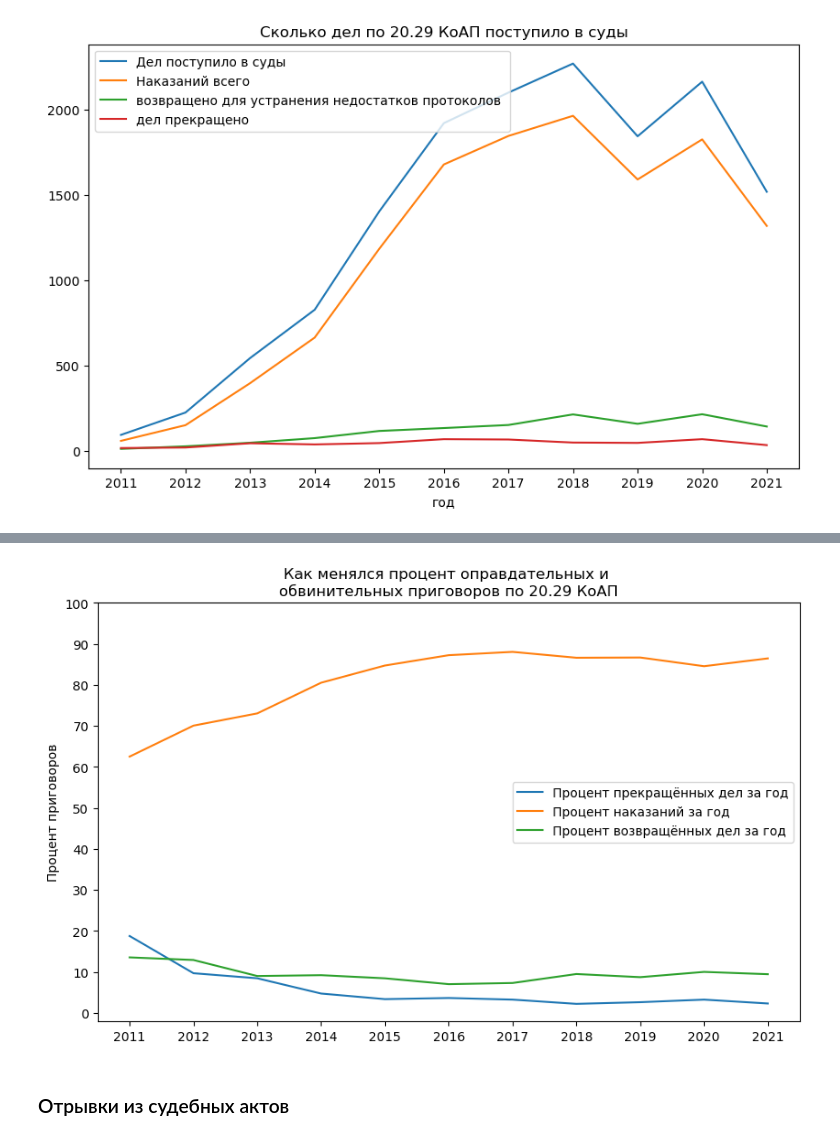
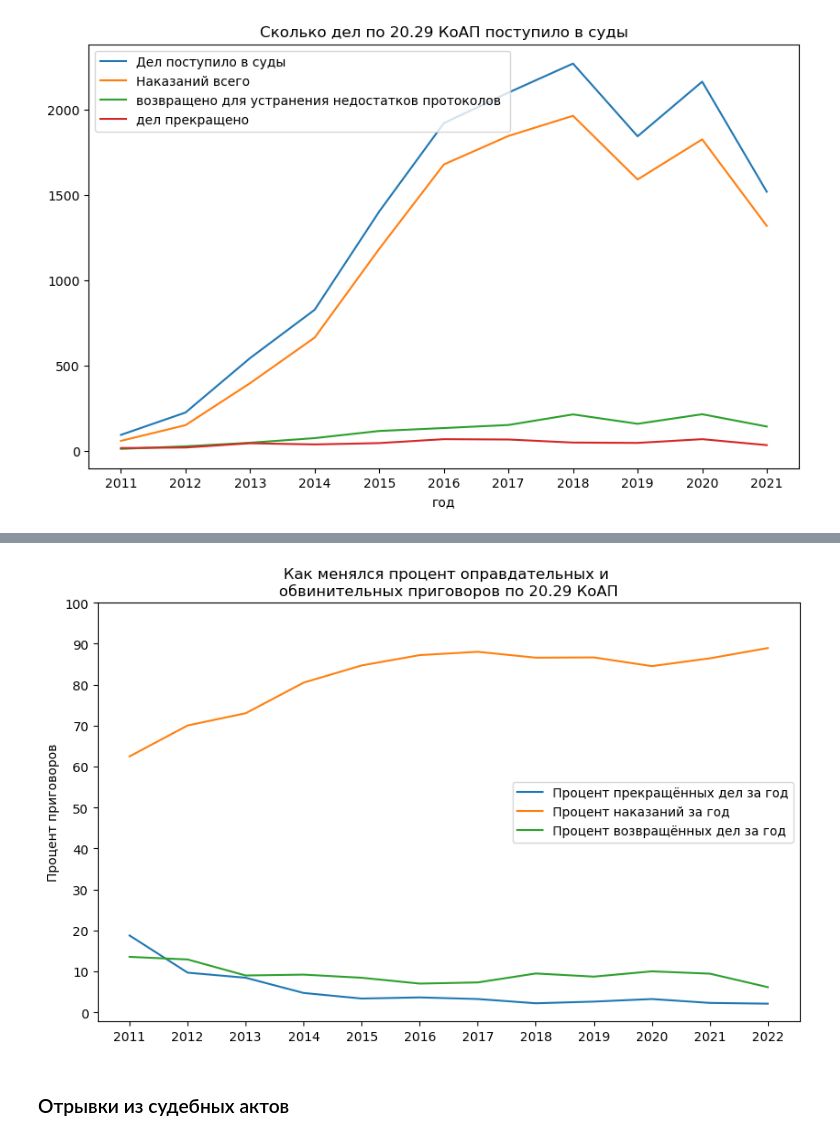
Before and after one commit to kkruglik/extr_mat_prerelease, a Jupyter notebook: release_notebook.ipynb, the cells around one changed output, grey strips where cells are left out. Drawn from its saved outputs; the diff is of its cells as text; code cells hidden in the pictures.

```diff
--- a/release_notebook.ipynb
+++ b/release_notebook.ipynb
@@ -305,7 +330,8 @@ plt.title("Как пополнялся реестр экстремитских
 ### Данные Верховного суда
 # %%
 df_supreme_court = pd.read_csv(
-    "/Users/kirillkruglikov/repos/investigation-team-rfe/extr_materials/new_data/20.29-supreme-court-(edited).csv"
+    "/Users/kirillkruglikov/repos/investigation-team-rfe/extr_materials/new_data/20.29-supreme-court-(edited).csv",
+    sep=";"
 )
 df_supreme_court
 # %% [output]
@@ -429,19 +446,19 @@ df_supreme_court.iloc[:, -3:]
 # %%
 df_supreme_court[
     [
         "Процент прекращённых дел за год",
         "Процент наказаний за год",
         "Процент возвращённых дел за год",
     ]
 ].plot(figsize=(10, 6))
-plt.xticks(labels=range(2011, 2022), ticks=range(0, 11))
+plt.xticks(labels=range(2011, 2023), ticks=range(0, 12))
 plt.yticks(range(0, 101, 10))
 plt.ylabel("Процент приговоров")
 plt.title(
     "Как менялся процент оправдательных и \nобвинительных приговоров по 20.29 КоАП"
 );
 # %% [output]
-[figure, old version]
+[figure, new version]
 # %% [markdown]
 ### Отрывки из судебных актов
 # %%
```
Also changed, not shown: parts of 16 cells of this notebook.
